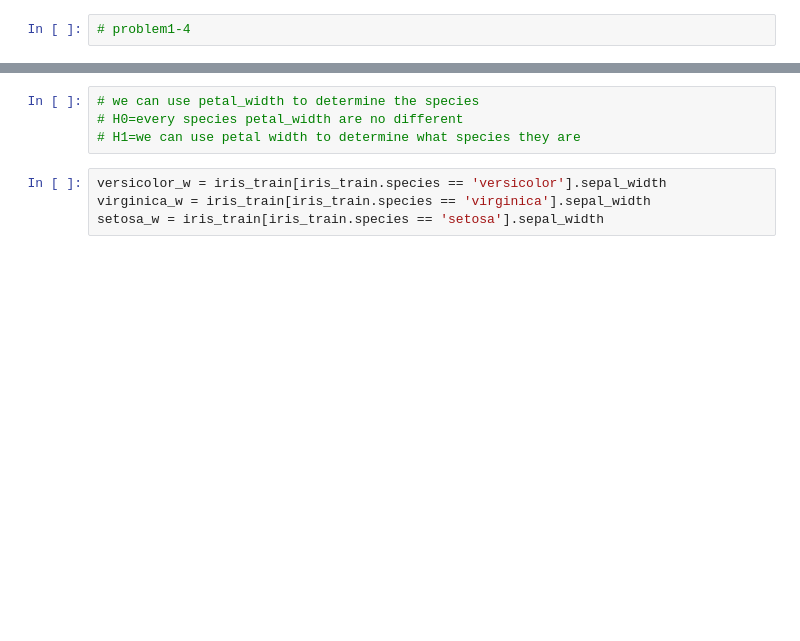
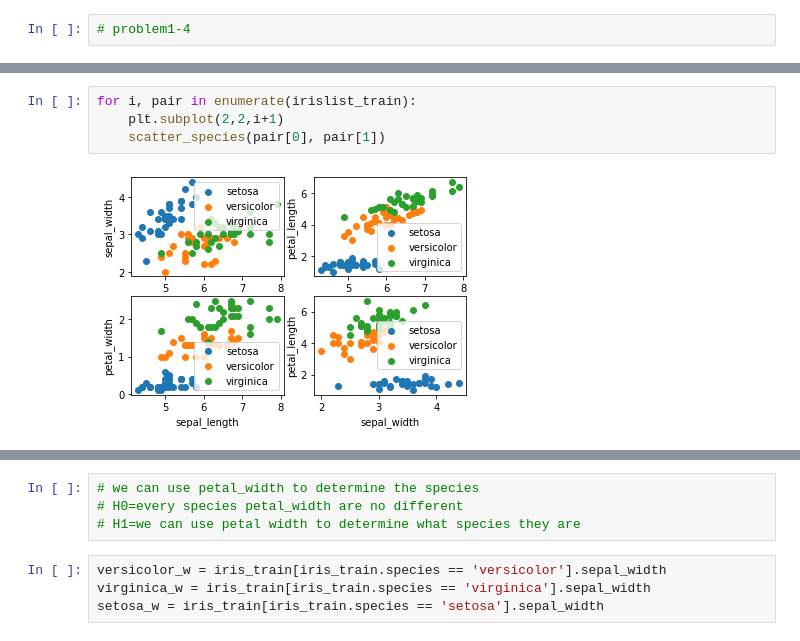
Before and after one commit to QinzhiChen/classification-exercises, a Jupyter notebook: classification_exercises.ipynb, the cells around one changed output, grey strips where cells are left out. Cells and saved outputs as stored; diff of their text form; blank space fills up the shorter version.

```diff
--- a/classification_exercises.ipynb
+++ b/classification_exercises.ipynb
@@ -634,0 +649,6 @@ for col in num_vars:
+# %%
+for i, pair in enumerate(irislist_train):
+    plt.subplot(2,2,i+1)
+    scatter_species(pair[0], pair[1])
+# %% [output]
+[figure, added]
```
Also changed, not shown: parts of 97 cells of this notebook, 2 other files.
